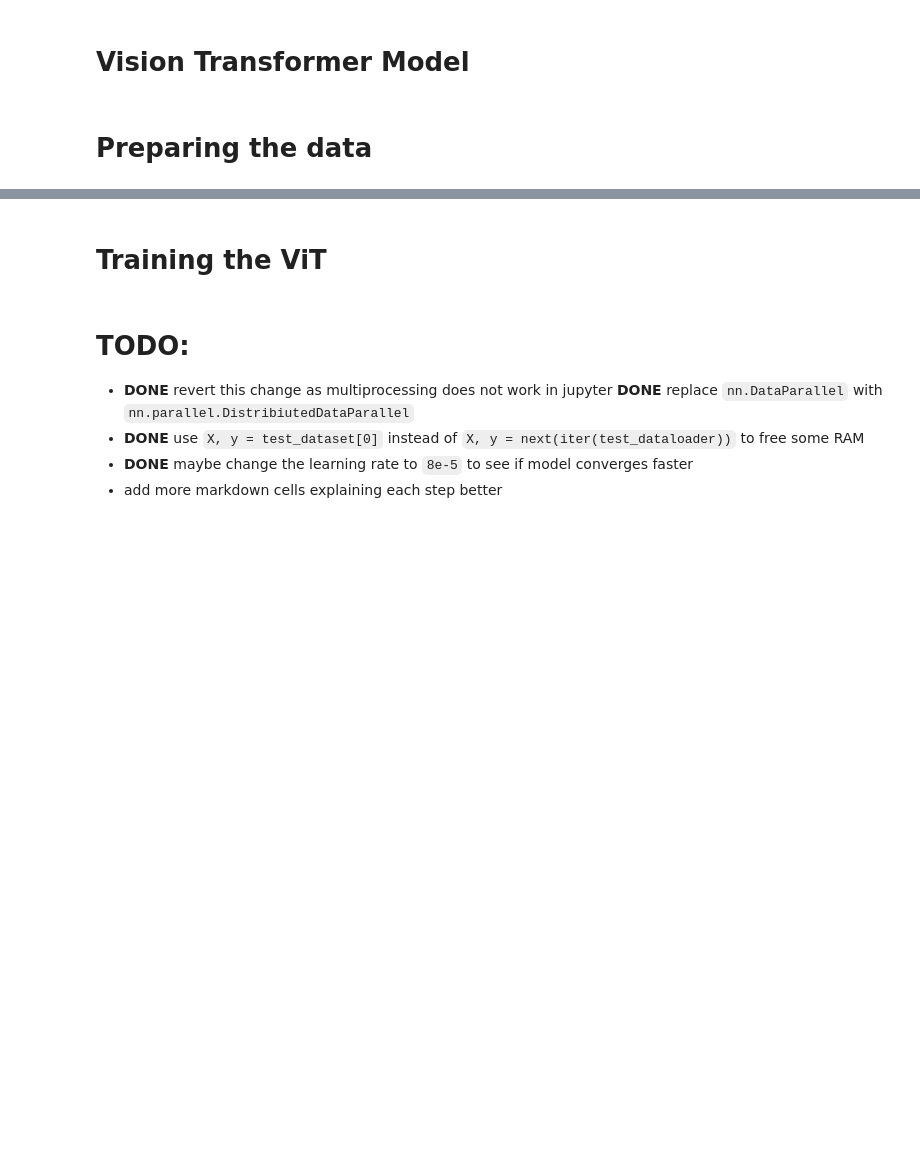
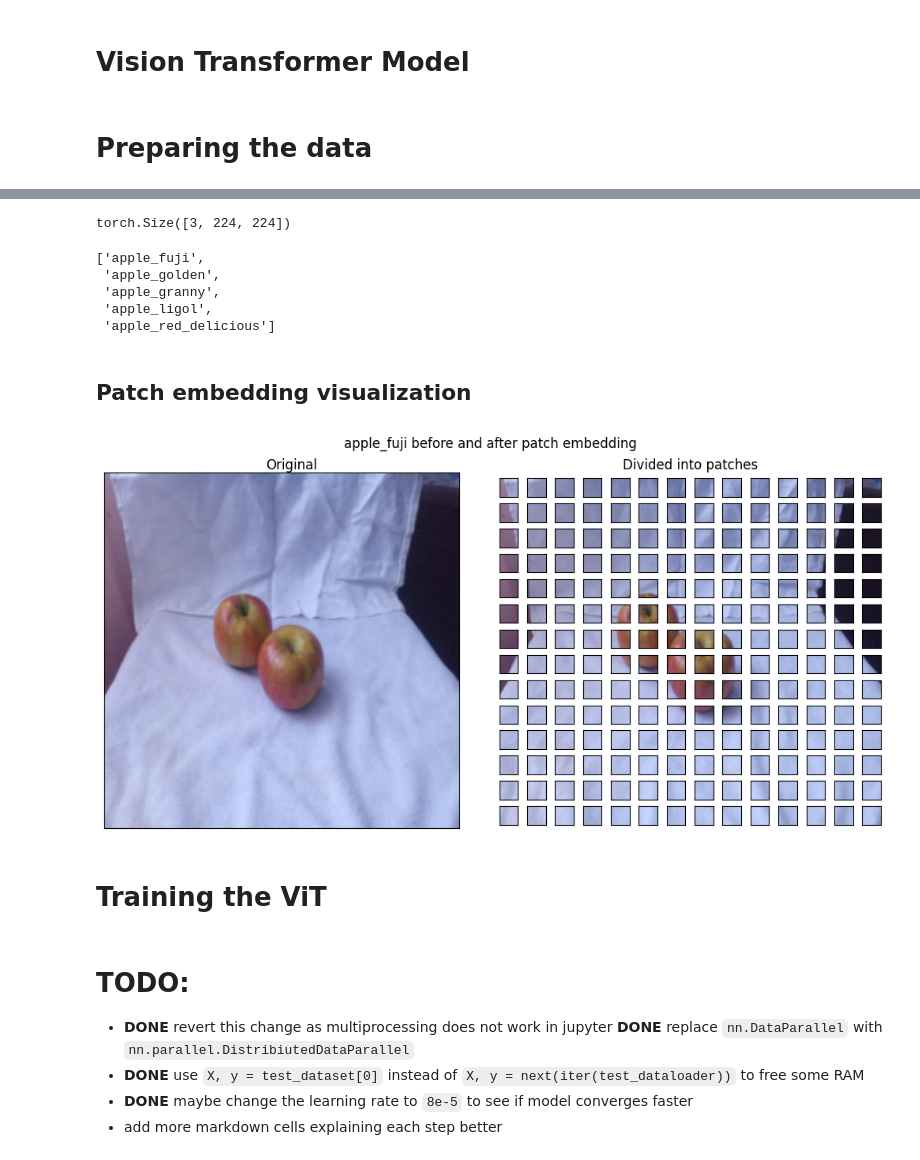
Before and after one commit to b14ucky/vision-transformer, a Jupyter notebook: main.ipynb, the cells around one changed output, grey strips where cells are left out. Drawn from its saved outputs; the diff is of its cells as text; code cells hidden in the pictures; blank space fills up the shorter version.

Commit message:
refactor: bring back patch embedding visualization

```diff
--- a/main.ipynb
+++ b/main.ipynb
@@ -397,6 +410,15 @@ def get_dataloaders() -> tuple[DataLoader, DataLoader]:
     )
 # %%
 X, y = test_dataset[0]
+X.shape
+# %% [output]
+torch.Size([3, 224, 224])
 # %%
 idx_to_class = train_dataset.find_classes(train_dataset.root)[0]
-idx_to_class
+idx_to_class[:5]
+# %% [output]
+['apple_fuji',
+ 'apple_golden',
+ 'apple_granny',
+ 'apple_ligol',
+ 'apple_red_delicious']
@@ -409,3 +425,33 @@ X.shape
+# %% [markdown]
+## Patch embedding visualization
+# %%
+fig = plt.figure(layout='constrained', figsize=(10, 5))
+subfig1, subfig2 = fig.subfigures(1, 2)
+
+# display original image
+ax = subfig1.add_axes((0, 0, 0.95, 0.95))
+ax.imshow(X.permute(1, 2, 0))
+ax.set_xticks([])
+ax.set_yticks([])
+subfig1.suptitle('Original')
+
+# get patches
+patches = PatchAndPositionEmbedding().unfold(X).transpose(0, 1)
+
+# display patches
+axs = subfig2.subplots(nrows=224//16, ncols=224//16).flatten()
+for i, patch in enumerate(patches):
+    axs[i].imshow(patch.reshape(3, 16, 16).permute(1, 2, 0))
+    axs[i].set_xticks([])
+    axs[i].set_yticks([])
+
+subfig2.suptitle('Divided into patches')
+
+fig.suptitle(f"{idx_to_class[y]} before and after patch embedding")
+
+plt.show()
+# %% [output]
+[figure, added]
 # %% [markdown]
 # Training the ViT
 # %%
```
Also changed, not shown: parts of 10 cells of this notebook.
